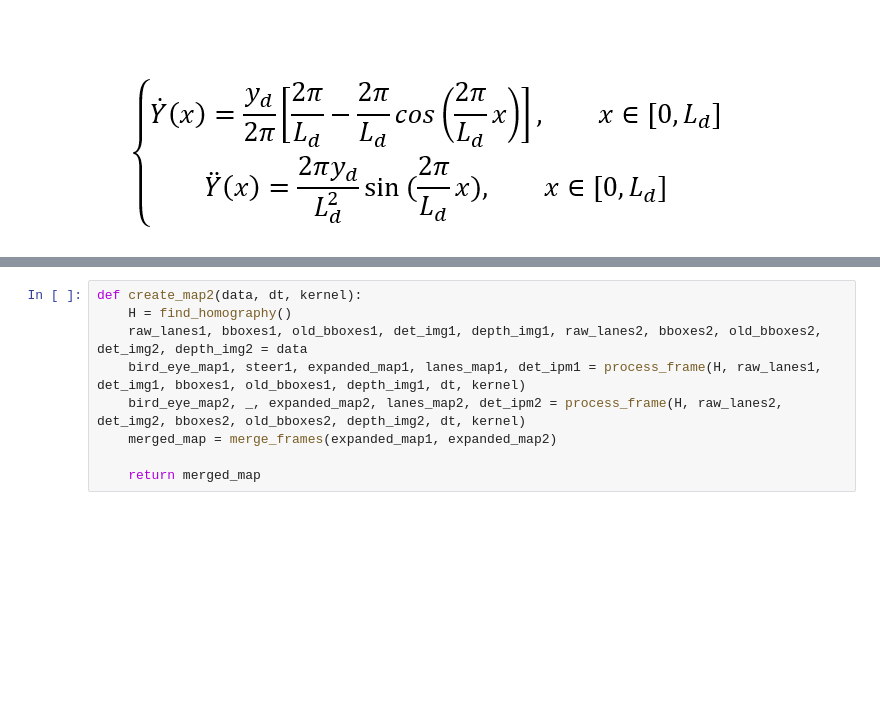
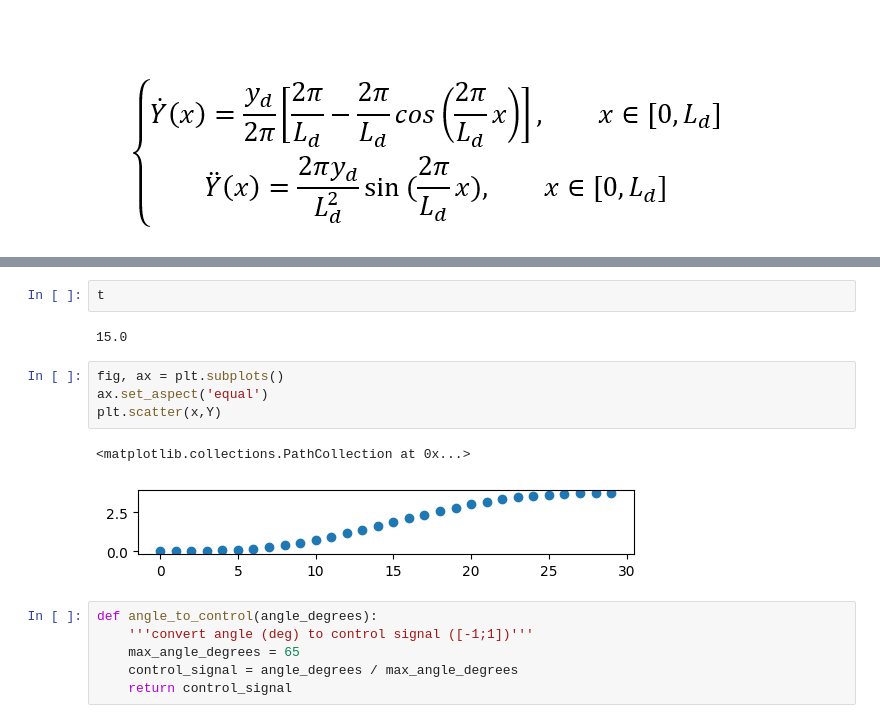
Before and after one commit to legonko/Final-project, a Jupyter notebook: lib/utils/test_path_planning.ipynb, the cells around one changed output, grey strips where cells are left out. Saved outputs shown, nothing was run; the diff lists cells and outputs as text; blank space fills up the shorter version.

```diff
--- a/lib/utils/test_path_planning.ipynb
+++ b/lib/utils/test_path_planning.ipynb
@@ -84,9 +37,17 @@ def process_frame(H, raw_lanes, det_img, bboxes, old_bboxes, depth_img, dt, kern
-# %%
-def create_map2(data, dt, kernel):
-    H = find_homography()
-    raw_lanes1, bboxes1, old_bboxes1, det_img1, depth_img1, raw_lanes2, bboxes2, old_bboxes2, det_img2, depth_img2 = data
-    bird_eye_map1, steer1, expanded_map1, lanes_map1, det_ipm1 = process_frame(H, raw_lanes1, det_img1, bboxes1, old_bboxes1, depth_img1, dt, kernel)
-    bird_eye_map2, _, expanded_map2, lanes_map2, det_ipm2 = process_frame(H, raw_lanes2, det_img2, bboxes2, old_bboxes2, depth_img2, dt, kernel)
-    merged_map = merge_frames(expanded_map1, expanded_map2)
-
-    return merged_map
+# %%
+t
+# %% [output]
+15.0
+# %%
+fig, ax = plt.subplots()
+ax.set_aspect('equal')
+plt.scatter(x,Y)
+# %% [output]
+<matplotlib.collections.PathCollection at 0x...>
+[figure, added]
+# %%
+def angle_to_control(angle_degrees):
+    '''convert angle (deg) to control signal ([-1;1])'''
+    max_angle_degrees = 65
+    control_signal = angle_degrees / max_angle_degrees
+    return control_signal
```
Also changed, not shown: parts of 12 cells of this notebook, 49 other files.
